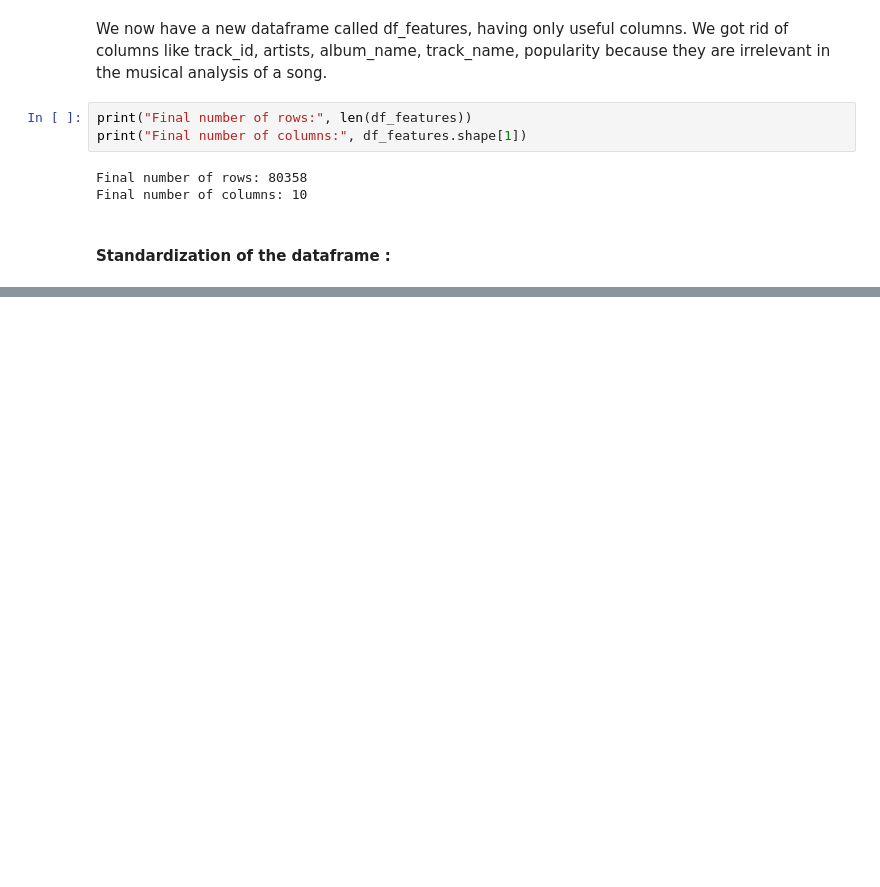
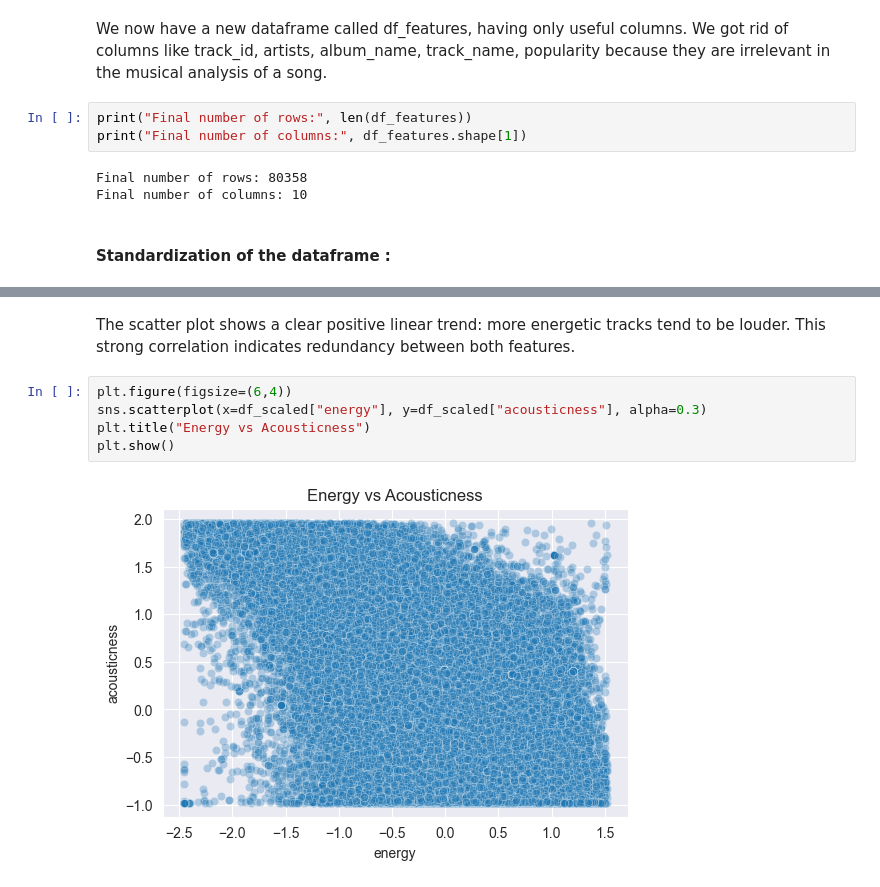
Before and after one commit to LorisCacciottolo/Machine-learning-project, a Jupyter notebook: ML_Project/Spotify_track_project.ipynb, the cells around one changed output, grey strips where cells are left out. Saved outputs shown, nothing was run; the diff lists cells and outputs as text; blank space fills up the shorter version.

```diff
--- a/ML_Project/Spotify_track_project.ipynb
+++ b/ML_Project/Spotify_track_project.ipynb
@@ -371,0 +448,10 @@ df_scaled.head()
+# %% [markdown]
+The scatter plot shows a clear positive linear trend: more energetic tracks tend to be louder.
+This strong correlation indicates redundancy between both features.
+# %%
+plt.figure(figsize=(6,4))
+sns.scatterplot(x=df_scaled["energy"], y=df_scaled["acousticness"], alpha=0.3)
+plt.title("Energy vs Acousticness")
+plt.show()
+# %% [output]
+[figure, added]
```
Also changed, not shown: parts of 19 cells of this notebook.
